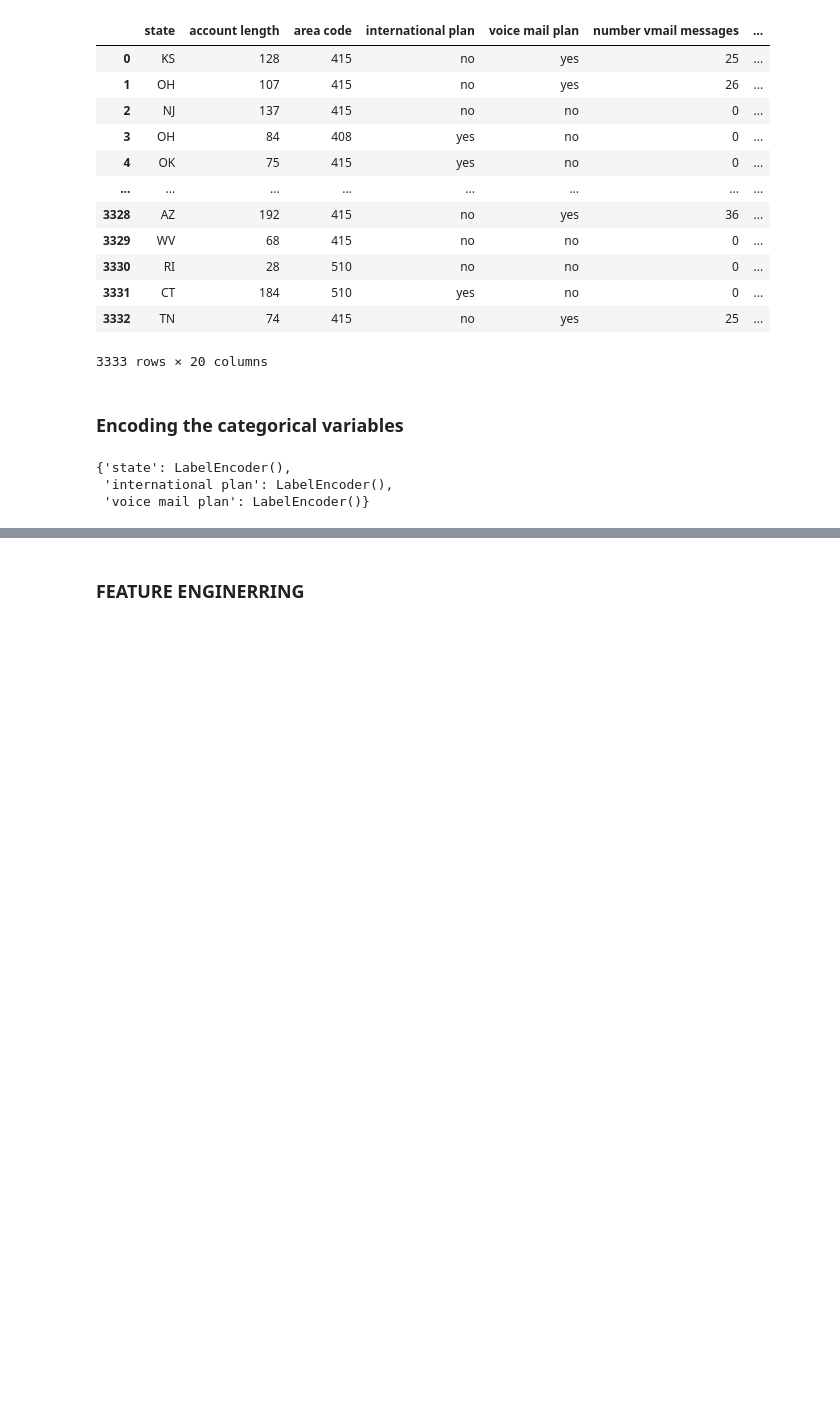
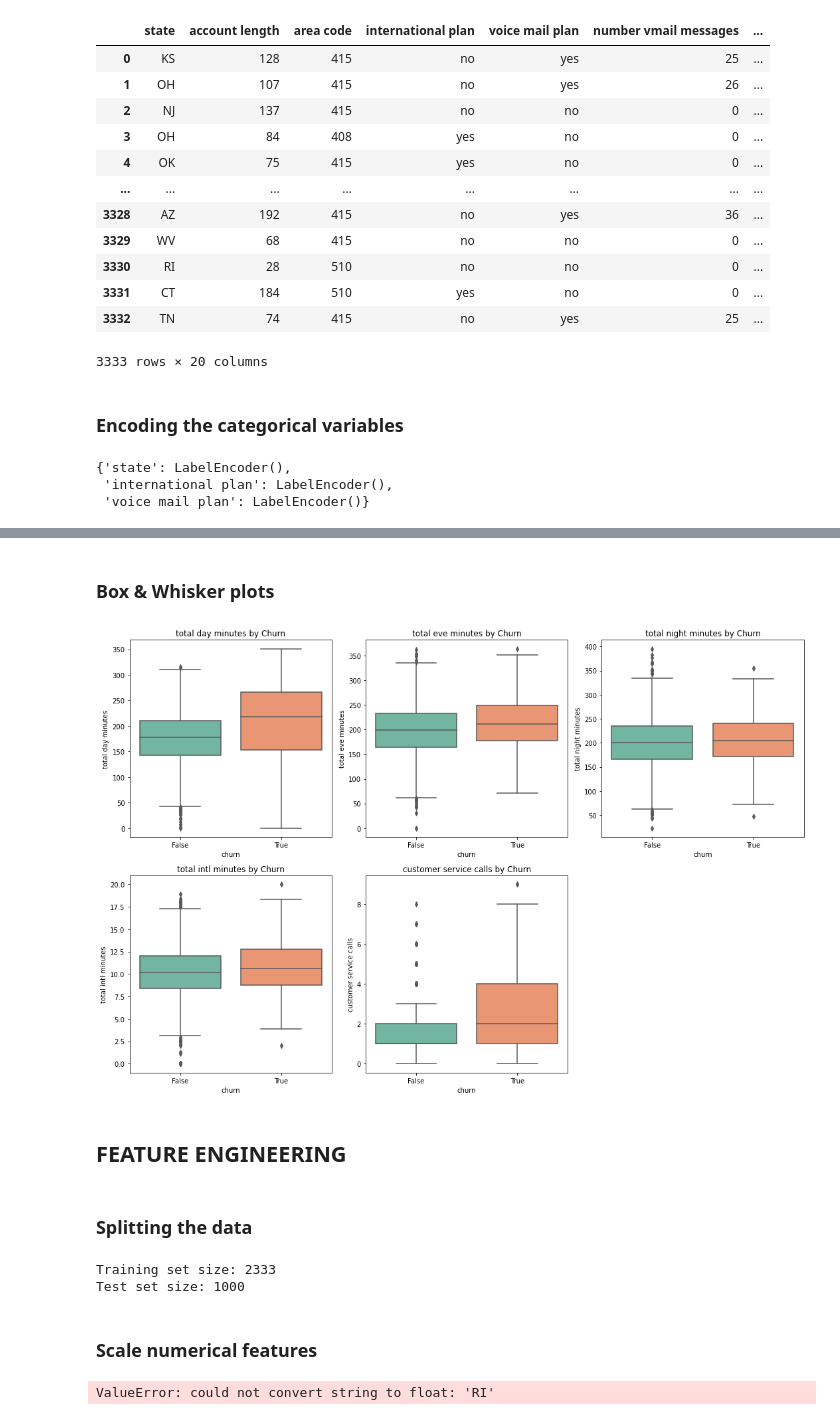
Before and after one commit to malvadaox/phase-3.0-project, a Jupyter notebook: student.ipynb, the cells around one changed output, grey strips where cells are left out. Cells and saved outputs as stored; diff of their text form; code cells hidden in the pictures; blank space fills up the shorter version.

Commit message:
feature scaling and modeling

```diff
--- a/student.ipynb
+++ b/student.ipynb
@@ -182,2 +225,39 @@ label_encoders
+# %% [markdown]
+### Box & Whisker plots
+# %%
+# Visualize the distributions of key numerical features grouped by churn
+features_to_plot = ['total day minutes', 'total eve minutes', 'total night minutes',
+                    'total intl minutes', 'customer service calls']
+plt.figure(figsize=(15, 10))
+for i, feature in enumerate(features_to_plot, 1):
+    plt.subplot(2, 3, i)
+    sns.boxplot(x='churn', y=feature, data=df, palette="Set2")
+    plt.title(f'{feature} by Churn')
+plt.tight_layout()
+plt.show()
+# %% [output]
+[figure, added]
 # %% [markdown]
-### FEATURE ENGINERRING
+## FEATURE ENGINEERING
+# %% [markdown]
+### Splitting the data
+# %%
+from sklearn.model_selection import train_test_split
+
+X_train, X_test, y_train, y_test = train_test_split(X, y, test_size=0.3, random_state=42, stratify=y)
+
+print(f"Training set size: {X_train.shape[0]}")
+print(f"Test set size: {X_test.shape[0]}")
+# %% [output]
+Training set size: 2333
+Test set size: 1000
+# %% [markdown]
+### Scale numerical features
+# %%
+from sklearn.preprocessing import StandardScaler
+
+scaler = StandardScaler()
+X_train_scaled = scaler.fit_transform(X_train)
+X_test_scaled = scaler.transform(X_test)
+# %% [output]
+ValueError: could not convert string to float: 'RI'
```
Also changed, not shown: parts of 10 cells of this notebook, 1 other file.
